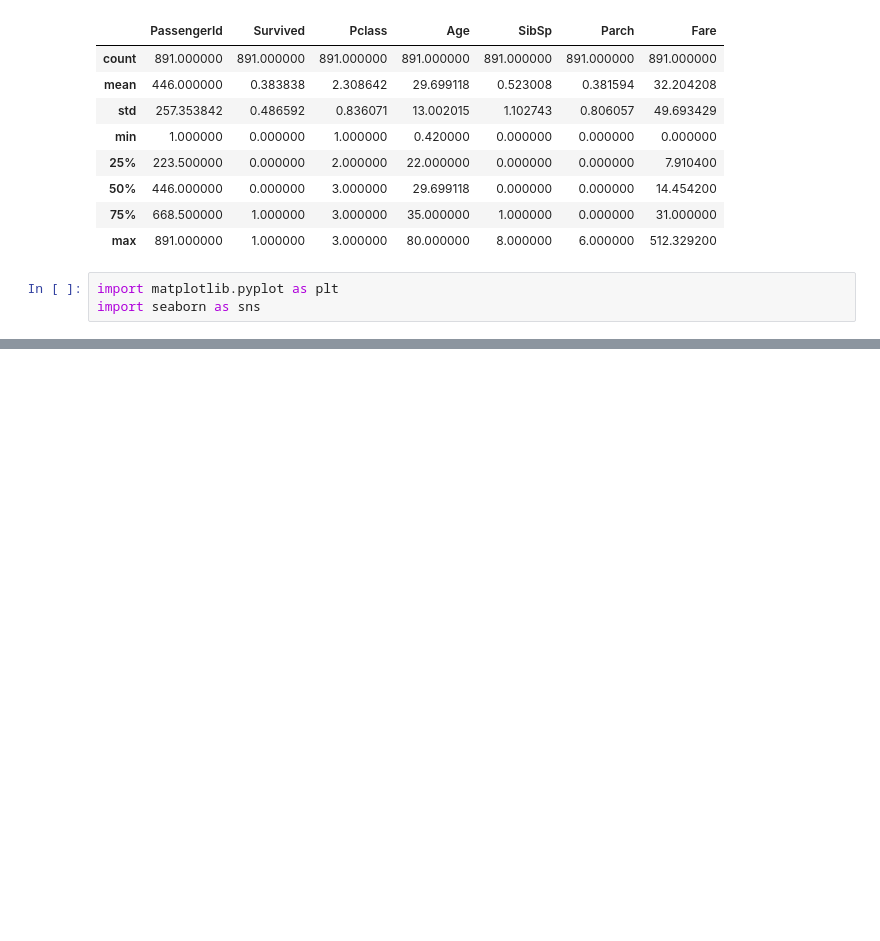
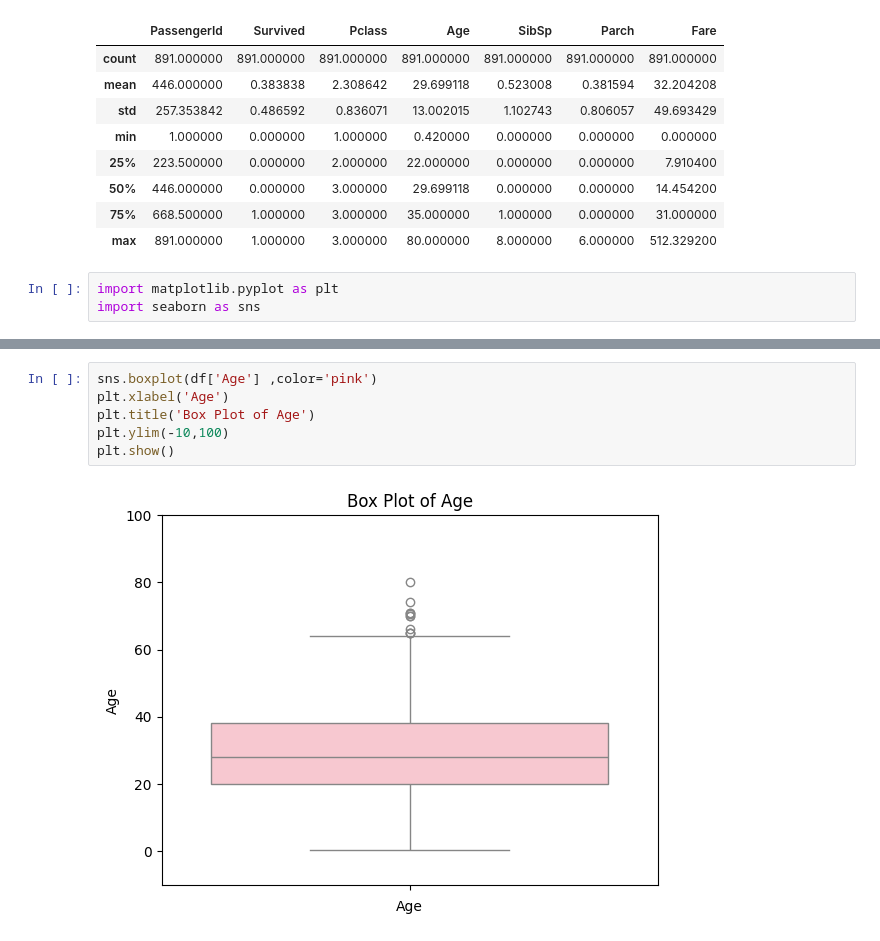
Before and after one commit to BATTI-CHANDAN-SINGH/Application-Of-Data-Mining, a Jupyter notebook: Lab-02.ipynb, the cells around one changed output, grey strips where cells are left out. Saved outputs shown, nothing was run; the diff lists cells and outputs as text; blank space fills up the shorter version.

```diff
--- a/Lab-02.ipynb
+++ b/Lab-02.ipynb
@@ -184,0 +205,8 @@ df
+# %%
+sns.boxplot(df['Age'] ,color='pink')
+plt.xlabel('Age')
+plt.title('Box Plot of Age')
+plt.ylim(-10,100)
+plt.show()
+# %% [output]
+[figure, added]
```
Also changed, not shown: parts of 7 cells of this notebook.
